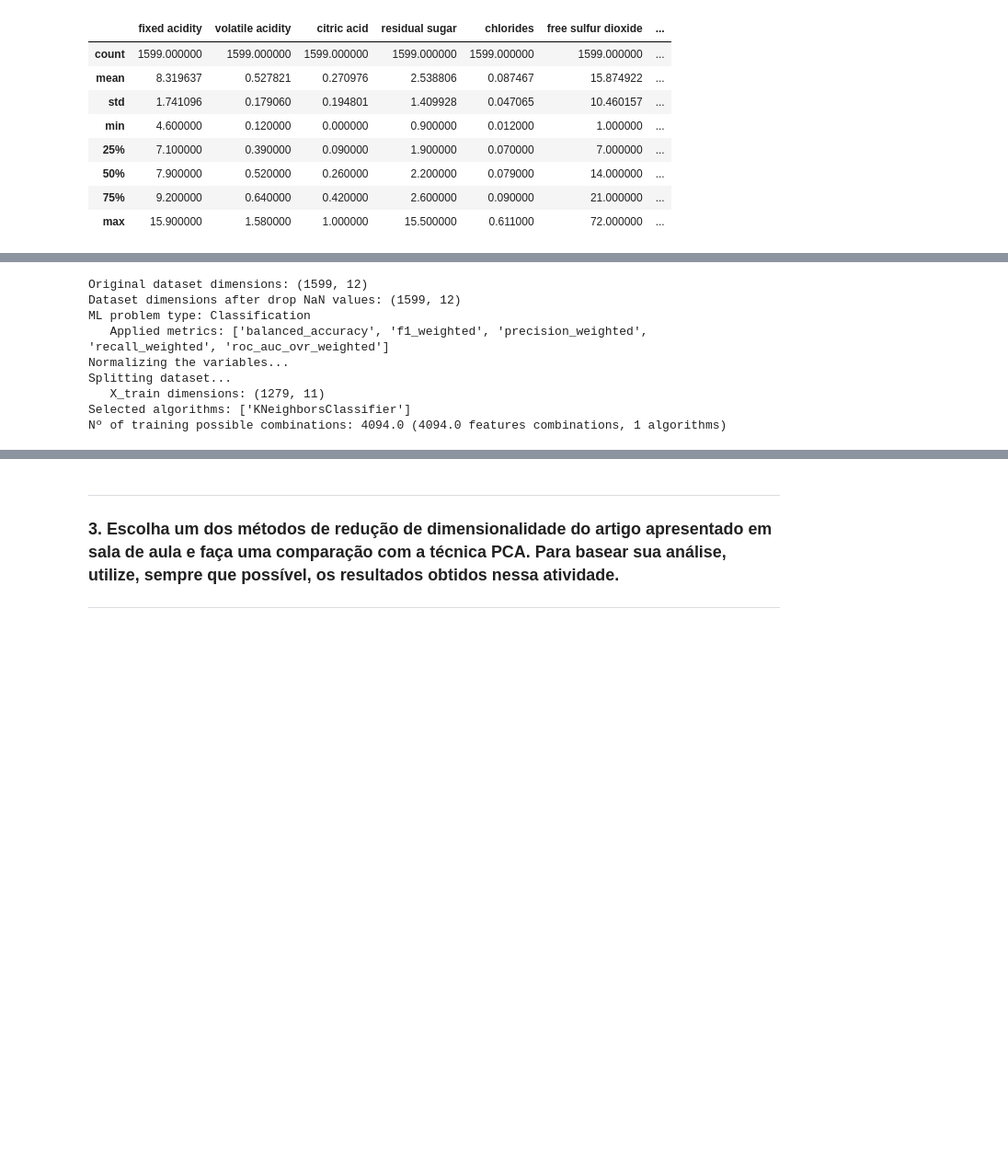
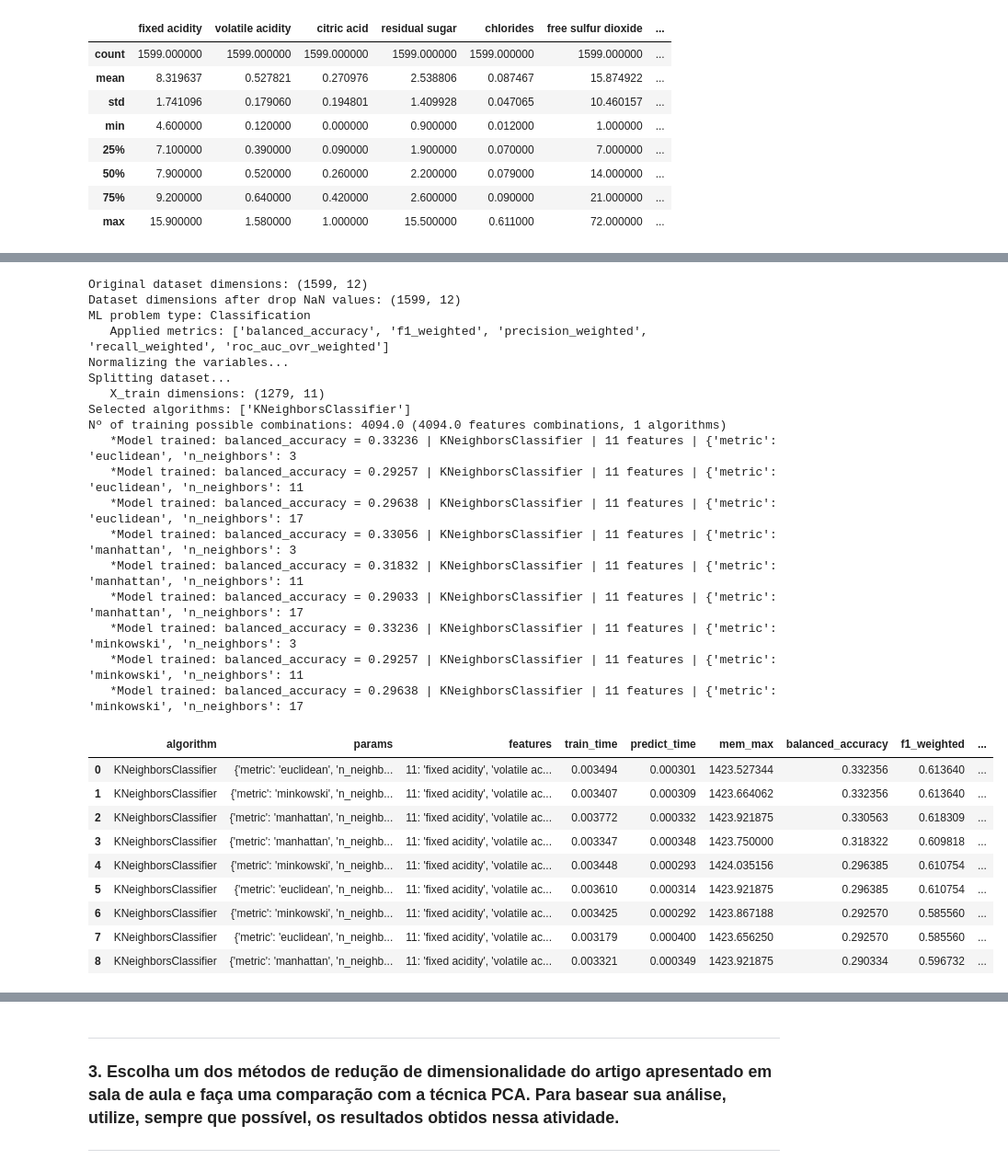
Before and after one commit to andersonmgomes/ML_prof_AnaLuizaBessa, a Jupyter notebook: 20211223-Trabalho04.ipynb, the cells around one changed output, grey strips where cells are left out. Shown: that part at 92% size. Saved outputs shown, nothing was run; the diff lists cells and outputs as text; code cells hidden in the pictures; blank space fills up the shorter version.

Commit message:
getResults_4Print()

```diff
--- a/20211223-Trabalho04.ipynb
+++ b/20211223-Trabalho04.ipynb
@@ -108,57 +135,85 @@ from sklearn.tree import DecisionTreeClassifier
 from sklearn.neural_network import MLPClassifier
 from sklearn.svm import SVC
 
+#Definição dos classificadores conforme especificação do trabalho
 ALGORITHMS = {
-    #classifiers
     KNeighborsClassifier(n_jobs=-1):{
-        "n_neighbors": [3,11,17],
-        "metric": ['euclidean', 'manhattan', 'minkowski']
+        "n_neighbors": [3,11,17], #Utilizando três diferentes valores de K
+        "metric": ['euclidean', 'manhattan', 'minkowski'] #Utilizando três diferentes métricas de distâncias
         },
-    GaussianNB():{
-        "priors": [None],
+    GaussianNB():{ #Naive Bayes com distribuição gaussiana
+        "priors": [None], #Não há variação de parâmetros para este algoritmo
         },
-    MultinomialNB():{
-        "alpha": [1.0],
+    MultinomialNB():{ #Naive Bayes com distribuição multinomial
+        "alpha": [1.0], #Não há variação de parâmetros para este algoritmo
         },
-    BernoulliNB():{
-        "alpha": [1.0],
+    BernoulliNB():{ #Naive Bayes com distribuição Bernoulli
+        "alpha": [1.0], #Não há variação de parâmetros para este algoritmo
         },
     DecisionTreeClassifier():{
-        "criterion": ["gini", "entropy"],
+        "criterion": ["gini", "entropy"], #Utilizando índice Gini e Entropia para o cálculo de qualidade da divisão dos nós
         },
     MLPClassifier():{
-        "learning_rate": ['constant', 'invscaling', 'adaptive'],
-        'momentum' : [0.1, 0.5, 0.9],
+        "learning_rate": ['constant', 'invscaling', 'adaptive'], #Utilizando diferentes valores de taxa de aprendizagem
+        'momentum' : [0.1, 0.5, 0.9], #Utilizando diferentes valores de momentum
         },
     SVC(probability=True):{
-        "C": [0.001, 0.01, 0.1, 1, 10, 100, 1000],
-        "gamma": ["auto", "scale"],
-        "kernel": ['linear', 'rbf', 'poly'],
-        "degree": [2, 3, 4, 5],
+        "kernel": ['linear', 'rbf', 'poly'], #Utilizando diferentes kernels
+        "C": [0.001, 1, 1000], #Utilizando diferentes valores de C
+        "gamma": ["auto", "scale"], #Utilizando diferentes valores de gamma
+        "degree": [1, 3, 5], #Utilizando diferentes valores de grau
         },
 }
 
 ALGORITHMS = {
-    #classifiers
     KNeighborsClassifier(n_jobs=-1):{
-        "n_neighbors": [3,11,17],
-        "metric": ['euclidean', 'manhattan', 'minkowski']
+        "n_neighbors": [3,11,17], #Utilizando três diferentes valores de K
+        "metric": ['euclidean', 'manhattan', 'minkowski'] #Utilizando três diferentes métricas de distâncias
         },
 }
 
-METRICS = ['accuracy', 'f1', 'precision', 'recall', 'roc_auc']
+METRICS = ['accuracy', 'f1', 'precision', 'recall', 'roc_auc'] #Definição das métricas utilizadas
 
-automl = AutoML(dsWineRed, y_colname='quality', algorithms=ALGORITHMS, ds_name='espec_prof', metrics=METRICS, ngen=1, features_engineering=False)
-automl.getResults()
+#Definição do objeto AutoML
+automl = AutoML(dsWineRed
+                , y_colname='quality'
+                , algorithms=ALGORITHMS
+                , ds_name='espec_prof'
+                , metrics=METRICS
+                , ngen=1 #Número de gerações do algoritmo genético que otimiza a busca pela melhor combinação de features/algoritmos
+                , features_engineering=False #Não fazer features engineering (usará todas as features do dataset)
+                , grid_search=True #Utilizar grid search em vez de Bayesian optimization
+                )
+
+automl.getResults_4Print()
 # %% [output]
 Original dataset dimensions: (1599, 12)
 Dataset dimensions after drop NaN values: (1599, 12)
 ML problem type: Classification
    Applied metrics: ['balanced_accuracy', 'f1_weighted', 'precision_weighted', 'recall_weighted', 'roc_auc_ovr_weighted']
 Normalizing the variables...
 Splitting dataset...
    X_train dimensions: (1279, 11)
 Selected algorithms: ['KNeighborsClassifier']
 Nº of training possible combinations: 4094.0 (4094.0 features combinations, 1 algorithms)
+   *Model trained: balanced_accuracy = 0.33236 | KNeighborsClassifier | 11 features | {'metric': 'euclidean', 'n_neighbors': 3
+   *Model trained: balanced_accuracy = 0.29257 | KNeighborsClassifier | 11 features | {'metric': 'euclidean', 'n_neighbors': 11
+   *Model trained: balanced_accuracy = 0.29638 | KNeighborsClassifier | 11 features | {'metric': 'euclidean', 'n_neighbors': 17
+   *Model trained: balanced_accuracy = 0.33056 | KNeighborsClassifier | 11 features | {'metric': 'manhattan', 'n_neighbors': 3
+   *Model trained: balanced_accuracy = 0.31832 | KNeighborsClassifier | 11 features | {'metric': 'manhattan', 'n_neighbors': 11
+   *Model trained: balanced_accuracy = 0.29033 | KNeighborsClassifier | 11 features | {'metric': 'manhattan', 'n_neighbors': 17
+   *Model trained: balanced_accuracy = 0.33236 | KNeighborsClassifier | 11 features | {'metric': 'minkowski', 'n_neighbors': 3
+   *Model trained: balanced_accuracy = 0.29257 | KNeighborsClassifier | 11 features | {'metric': 'minkowski', 'n_neighbors': 11
+   *Model trained: balanced_accuracy = 0.29638 | KNeighborsClassifier | 11 features | {'metric': 'minkowski', 'n_neighbors': 17
+|  | algorithm | params | features | train_time | predict_time | mem_max | balanced_accuracy | f1_weighted | ... |
+| 0 | KNeighborsClassifier | {'metric': 'euclidean', 'n_neighb... | 11: 'fixed acidity', 'volatile ac... | 0.003494 | 0.000301 | 1423.527344 | 0.332356 | 0.613640 | ... |
+| 1 | KNeighborsClassifier | {'metric': 'minkowski', 'n_neighb... | 11: 'fixed acidity', 'volatile ac... | 0.003407 | 0.000309 | 1423.664062 | 0.332356 | 0.613640 | ... |
+| 2 | KNeighborsClassifier | {'metric': 'manhattan', 'n_neighb... | 11: 'fixed acidity', 'volatile ac... | 0.003772 | 0.000332 | 1423.921875 | 0.330563 | 0.618309 | ... |
+| 3 | KNeighborsClassifier | {'metric': 'manhattan', 'n_neighb... | 11: 'fixed acidity', 'volatile ac... | 0.003347 | 0.000348 | 1423.750000 | 0.318322 | 0.609818 | ... |
+| 4 | KNeighborsClassifier | {'metric': 'minkowski', 'n_neighb... | 11: 'fixed acidity', 'volatile ac... | 0.003448 | 0.000293 | 1424.035156 | 0.296385 | 0.610754 | ... |
+| 5 | KNeighborsClassifier | {'metric': 'euclidean', 'n_neighb... | 11: 'fixed acidity', 'volatile ac... | 0.003610 | 0.000314 | 1423.921875 | 0.296385 | 0.610754 | ... |
+| 6 | KNeighborsClassifier | {'metric': 'minkowski', 'n_neighb... | 11: 'fixed acidity', 'volatile ac... | 0.003425 | 0.000292 | 1423.867188 | 0.292570 | 0.585560 | ... |
+| 7 | KNeighborsClassifier | {'metric': 'euclidean', 'n_neighb... | 11: 'fixed acidity', 'volatile ac... | 0.003179 | 0.000400 | 1423.656250 | 0.292570 | 0.585560 | ... |
+| 8 | KNeighborsClassifier | {'metric': 'manhattan', 'n_neighb... | 11: 'fixed acidity', 'volatile ac... | 0.003321 | 0.000349 | 1423.921875 | 0.290334 | 0.596732 | ... |
 # %%
 automl.getBestConfusionMatrix();
```
Also changed, not shown: parts of 7 cells of this notebook, 14 other files.
